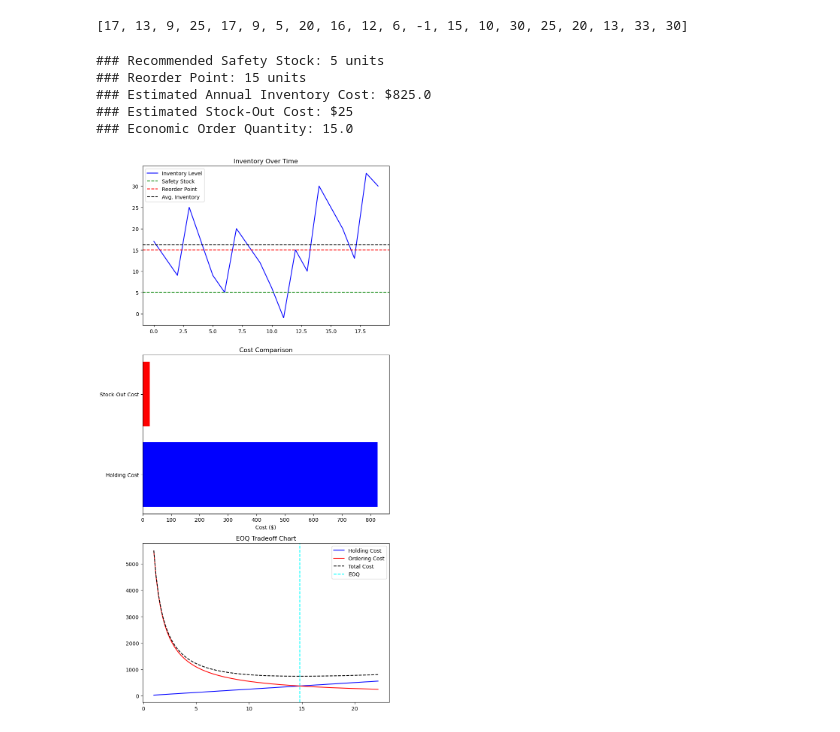
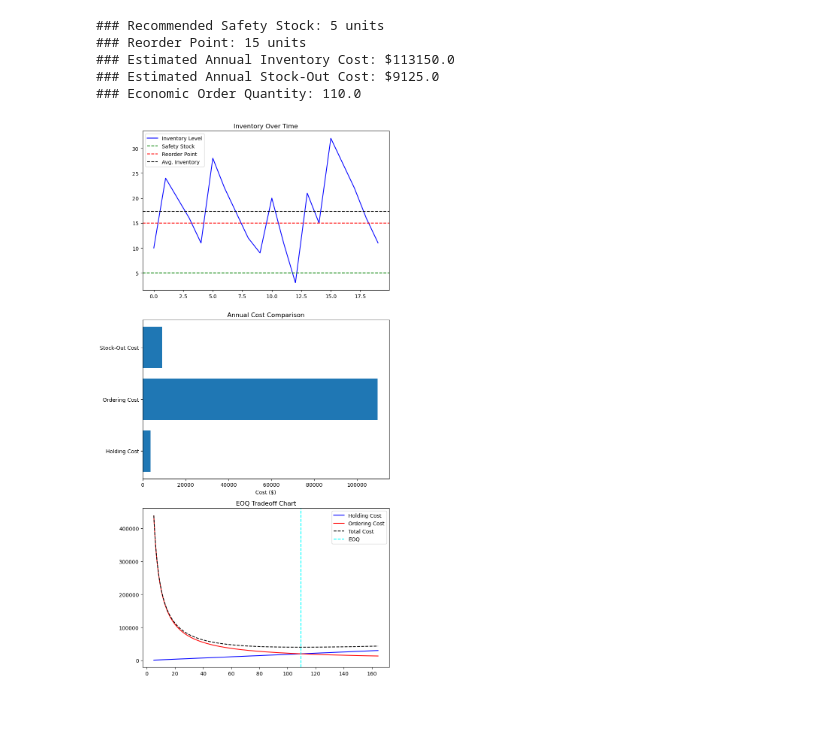
Before and after one commit to yay4john/Inventory-Optimization, a Jupyter notebook: Notebooks/SEIO with Costs.ipynb, the cells around one changed output. Drawn from its saved outputs; the diff is of its cells as text; code cells hidden in the pictures.

Commit message:
annualizing

```diff
--- a/Notebooks/SEIO with Costs.ipynb
+++ b/Notebooks/SEIO with Costs.ipynb
@@ -16,14 +16,14 @@ def calculate_reorder_point(demand_mean, lead_time, safety_stock):
 # %%
 # User Inputs
 demand_mean = 5
-demand_std = 1
+demand_std = 2
 lead_time = 2
 lead_time_std = 1
 service_level = 95
 order_quantity = 20
-holding_cost_per_unit = 50
-order_cost = 3
-stock_out_cost_per_unit = 25
+holding_cost_per_unit = 365
+order_cost = 1200
+stock_out_cost_per_unit = 100
 simulation_days = 20
 # %%
 # Compute Safety Stock and Reorder Point
@@ -32,10 +32,10 @@ reorder_point = calculate_reorder_point(demand_mean, lead_time, safety_stock)
 # %%
 # EOQ Tradeoff Chart
 eoq = (np.sqrt((2 * demand_mean * 365 * order_cost) / holding_cost_per_unit))
-quantity = np.linspace(1, eoq*1.5, 100)
-holding_cost = (holding_cost_per_unit * quantity)/2
-ordering_cost = (order_cost*demand_mean*365) / quantity
-total_cost = holding_cost + ordering_cost
+quantity = np.linspace(5, eoq*1.5, 5000)
+holding_cost_eoq = (holding_cost_per_unit * quantity)/2
+ordering_cost_eoq = (order_cost*demand_mean*365) / quantity
+total_cost_eoq = holding_cost_eoq + ordering_cost_eoq
 
 # Inventory Line Plot Simulation with Lead Time
 inventory_levels = []
@@ -78,44 +69,49 @@ stock_out_cost = stock_out * stock_out_cost_per_unit
-# %%
-display(inventory_levels)
-# %% [output]
-[17, 13, 9, 25, 17, 9, 5, 20, 16, 12, 6, -1, 15, 10, 30, 25, 20, 13, 33, 30]
+# %%
+def calc_inv_cost(quantity, holding_cost_per_unit, order_cost, demand_mean, stock_out_cost_per_unit, service_level):
+    holding_cost_ann = (holding_cost_per_unit * quantity)/2
+    ordering_cost_ann = (order_cost*demand_mean*365) / quantity
+    inventory_cost_ann = holding_cost_ann + ordering_cost_ann
+    stock_out_cost_ann = stock_out_cost_per_unit * ((100 - service_level) / 100) * 365 * demand_mean
+    return inventory_cost_ann, stock_out_cost_ann, holding_cost_ann, ordering_cost_ann
+
+inv_ann, stock_out_ann, holding_ann, ordering_ann = calc_inv_cost(order_quantity, holding_cost_per_unit, order_cost, demand_mean, stock_out_cost_per_unit, service_level)
 # %%
 print(f"### Recommended Safety Stock: {round(safety_stock)} units")
 print(f"### Reorder Point: {round(reorder_point)} units")
-print(f"### Estimated Annual Inventory Cost: ${round(inventory_cost, 2)}")
-print(f"### Estimated Stock-Out Cost: ${round(stock_out_cost, 2)}")
+print(f"### Estimated Annual Inventory Cost: ${round(inv_ann, 2)}")
+print(f"### Estimated Annual Stock-Out Cost: ${round(stock_out_ann, 2)}")
 print(f"### Economic Order Quantity: {round(eoq, 0)}")
 # %% [output]
 ### Recommended Safety Stock: 5 units
 ### Reorder Point: 15 units
-### Estimated Annual Inventory Cost: $825.0
-### Estimated Stock-Out Cost: $25
-### Economic Order Quantity: 15.0
+### Estimated Annual Inventory Cost: $113150.0
+### Estimated Annual Stock-Out Cost: $9125.0
+### Economic Order Quantity: 110.0
 # %%
 # Visualization
 fig, axes = plt.subplots(3, 1, figsize=(8, 15))
 
 axes[0].plot(range(simulation_days), inventory_levels, label="Inventory Level", color='blue')
 axes[0].axhline(safety_stock, color='green', linestyle='--', label="Safety Stock")
 axes[0].axhline(reorder_point, color='red', linestyle='--', label="Reorder Point")
 axes[0].axhline(average_inventory, color='black', linestyle='--', label="Avg. Inventory")
 axes[0].set_title("Inventory Over Time")
 axes[0].legend()
 
 # Cost Comparison Bar Chart
-axes[1].barh(["Holding Cost", "Stock-Out Cost"], [inventory_cost, stock_out_cost], color=['blue', 'red'])
-axes[1].set_title("Cost Comparison")
+axes[1].barh(["Holding Cost", "Ordering Cost", "Stock-Out Cost"], [holding_ann, ordering_ann, stock_out_ann])
+axes[1].set_title("Annual Cost Comparison")
 axes[1].set_xlabel("Cost ($)")
 
-axes[2].plot(quantity, holding_cost, label="Holding Cost", color='blue')
-axes[2].plot(quantity, ordering_cost, label="Ordering Cost", color='red')
-axes[2].plot(quantity, total_cost, label="Total Cost", color='black', linestyle='dashed')
+axes[2].plot(quantity, holding_cost_eoq, label="Holding Cost", color='blue')
+axes[2].plot(quantity, ordering_cost_eoq, label="Ordering Cost", color='red')
+axes[2].plot(quantity, total_cost_eoq, label="Total Cost", color='black', linestyle='dashed')
 axes[2].axvline(eoq, color='cyan', linestyle='--', label="EOQ")
 axes[2].set_title("EOQ Tradeoff Chart")
 axes[2].legend()
 
 plt.tight_layout()
 
 fig.show()
 # %% [output]
-[figure, old version]
+[figure, new version]
```
Also changed, not shown: parts of 1 cell of this notebook, 3 other files.
